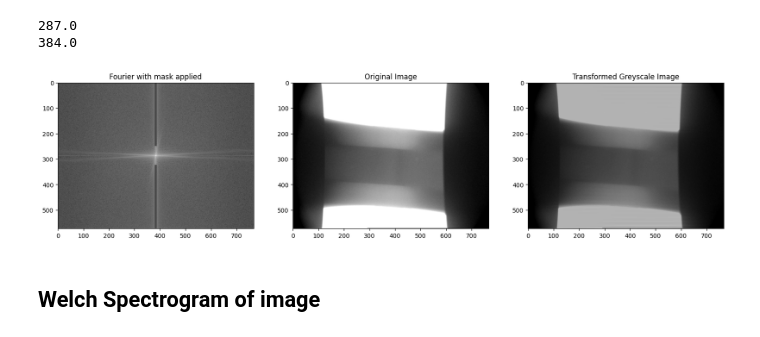
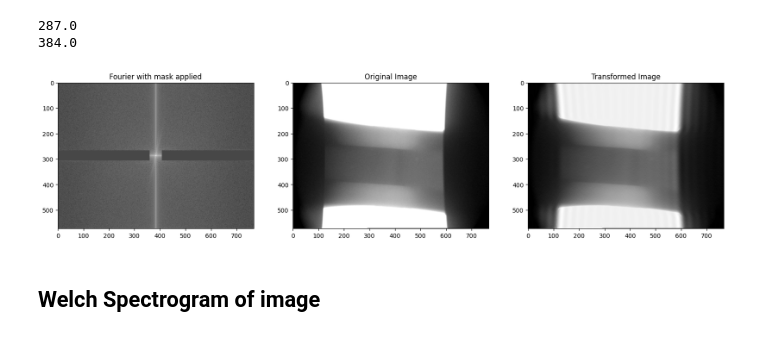
Before and after one commit to mattlitz/ndt-x-ray-image-segmentation, a Jupyter notebook: main.ipynb, the cells around one changed output. Drawn from its saved outputs; the diff is of its cells as text; code cells hidden in the pictures.

```diff
--- a/main.ipynb
+++ b/main.ipynb
@@ -413,24 +413,24 @@ print(width / 2)
 # %%
 image_f = np.fft.fftshift(np.fft.fft2(img))
 
 #vertical artifacts reduced
-#image_f[267:307, :360] = 1
-#image_f[267:307,-360:] = 1
+image_f[267:307, :360] = 1
+image_f[267:307,-360:] = 1
 
 #horizontal artifacts reduced
-image_f[:250, 380:388] = 1
-image_f[-250:,380:388] = 1
+#image_f[:250, 380:388] = 1
+#image_f[-250:,380:388] = 1
 
 
 fig, ax = plt.subplots(1,3,figsize=(20,20))
 ax[0].imshow(np.log(abs(image_f)), cmap='gray')
 ax[0].set_title('Fourier with mask applied')
 ax[1].imshow(img, cmap = 'gray')
 ax[1].set_title('Original Image');
 ax[2].imshow(abs(np.fft.ifft2(image_f)), cmap='gray')
-ax[2].set_title('Transformed Greyscale Image');
+ax[2].set_title('Transformed Image');
 # %% [output]
-[figure, old version]
+[figure, new version]
 # %% [markdown]
 ## Welch Spectrogram of image
 # %%
```
Also changed, not shown: parts of 8 cells of this notebook.
